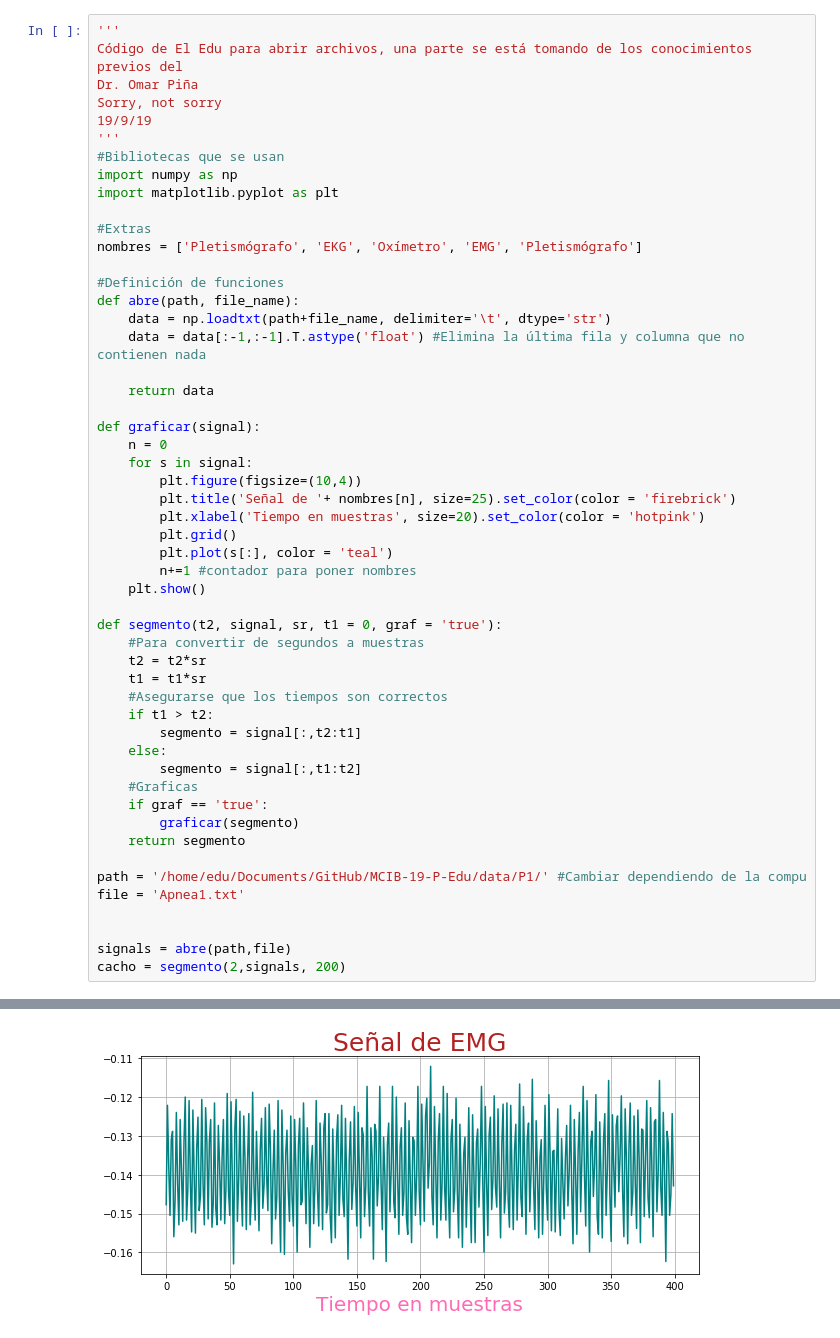
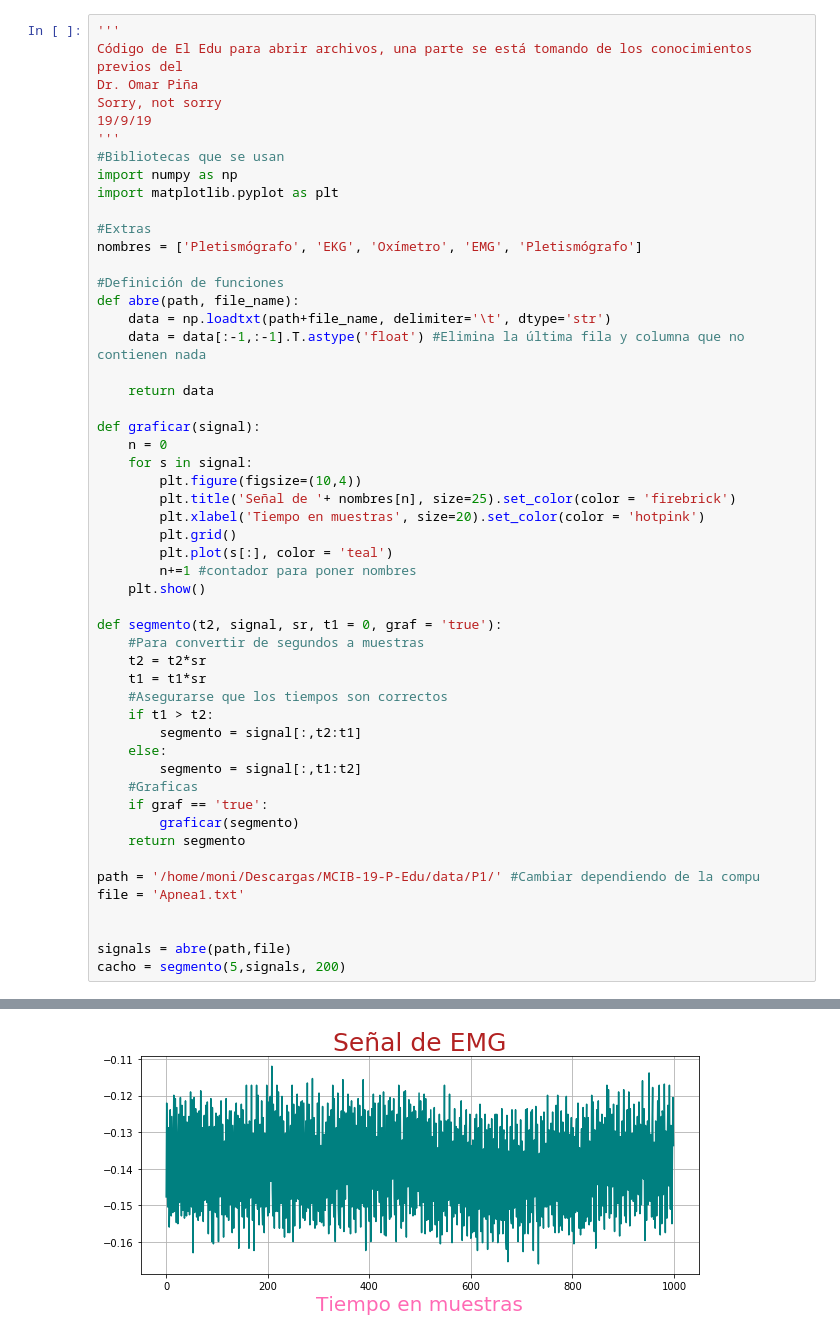
Before and after one commit to Qweryedu/MCIB-19-P-Edu, a Jupyter notebook: src/P1.ipynb, the cells around one changed output, grey strips where cells are left out. Cells and saved outputs as stored; diff of their text form.

```diff
--- a/src/P1.ipynb
+++ b/src/P1.ipynb
@@ -44,10 +44,10 @@ def segmento(t2, signal, sr, t1 = 0, graf = 'true'):
         graficar(segmento)
     return segmento
 
-path = '/home/edu/Documents/GitHub/MCIB-19-P-Edu/data/P1/' #Cambiar dependiendo de la compu
+path = '/home/moni/Descargas/MCIB-19-P-Edu/data/P1/' #Cambiar dependiendo de la compu
 file = 'Apnea1.txt'
 
 
 signals = abre(path,file)
-cacho = segmento(2,signals, 200)
+cacho = segmento(5,signals, 200)
 # %% [output]
@@ -57 +57 @@ cacho = segmento(2,signals, 200)
-[figure, old version]
+[figure, new version]
```
Also changed, not shown: parts of 7 cells of this notebook.
